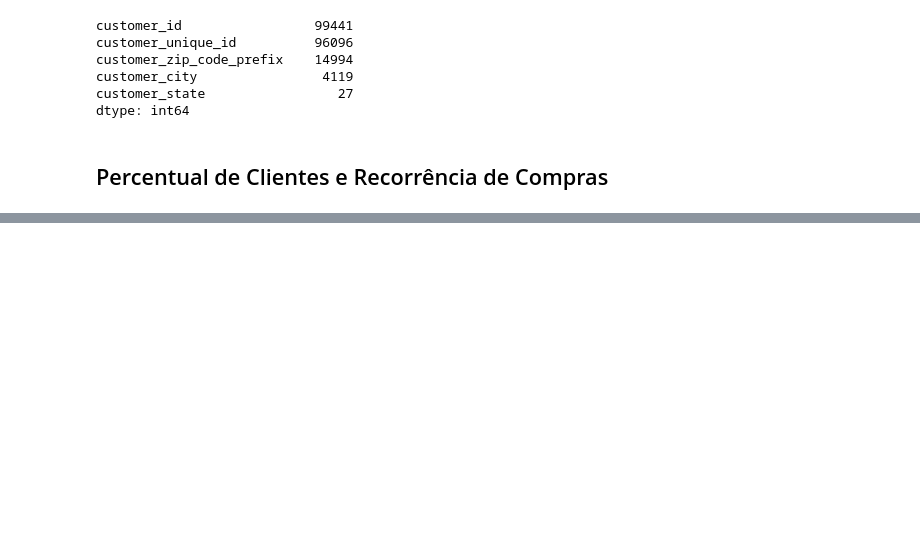
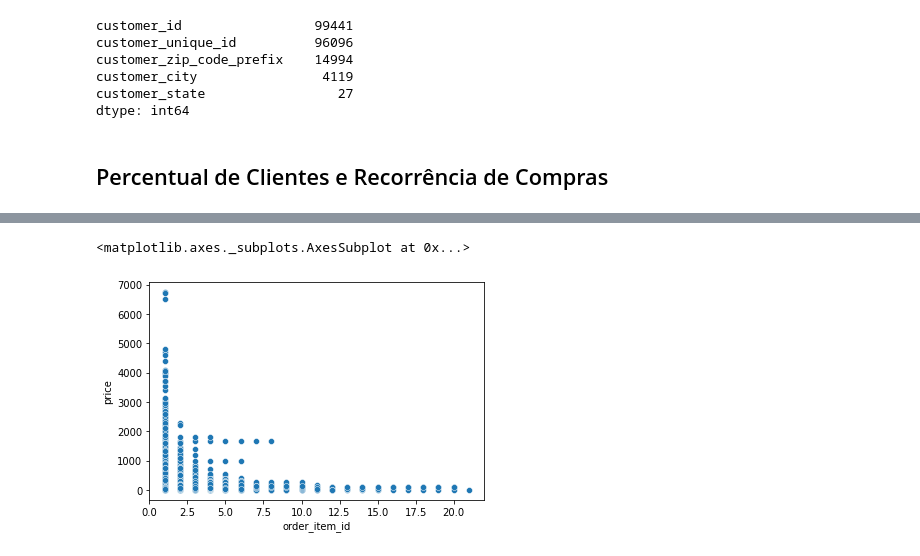
Before and after one commit to itimes-digital/olist_analise, a Jupyter notebook: olist_analise_de_negocio.ipynb, the cells around one changed output, grey strips where cells are left out. Saved outputs shown, nothing was run; the diff lists cells and outputs as text; code cells hidden in the pictures; blank space fills up the shorter version.

```diff
--- a/olist_analise_de_negocio.ipynb
+++ b/olist_analise_de_negocio.ipynb
@@ -97,0 +233,5 @@ ds_novo_clientes_cluster['customer_city'].nunique()
+# %%
+sns.scatterplot(data=ds_pedido_itens, x="order_item_id", y="price")
+# %% [output]
+<matplotlib.axes._subplots.AxesSubplot at 0x...>
+[figure, added]
```
Also changed, not shown: parts of 28 cells of this notebook.
